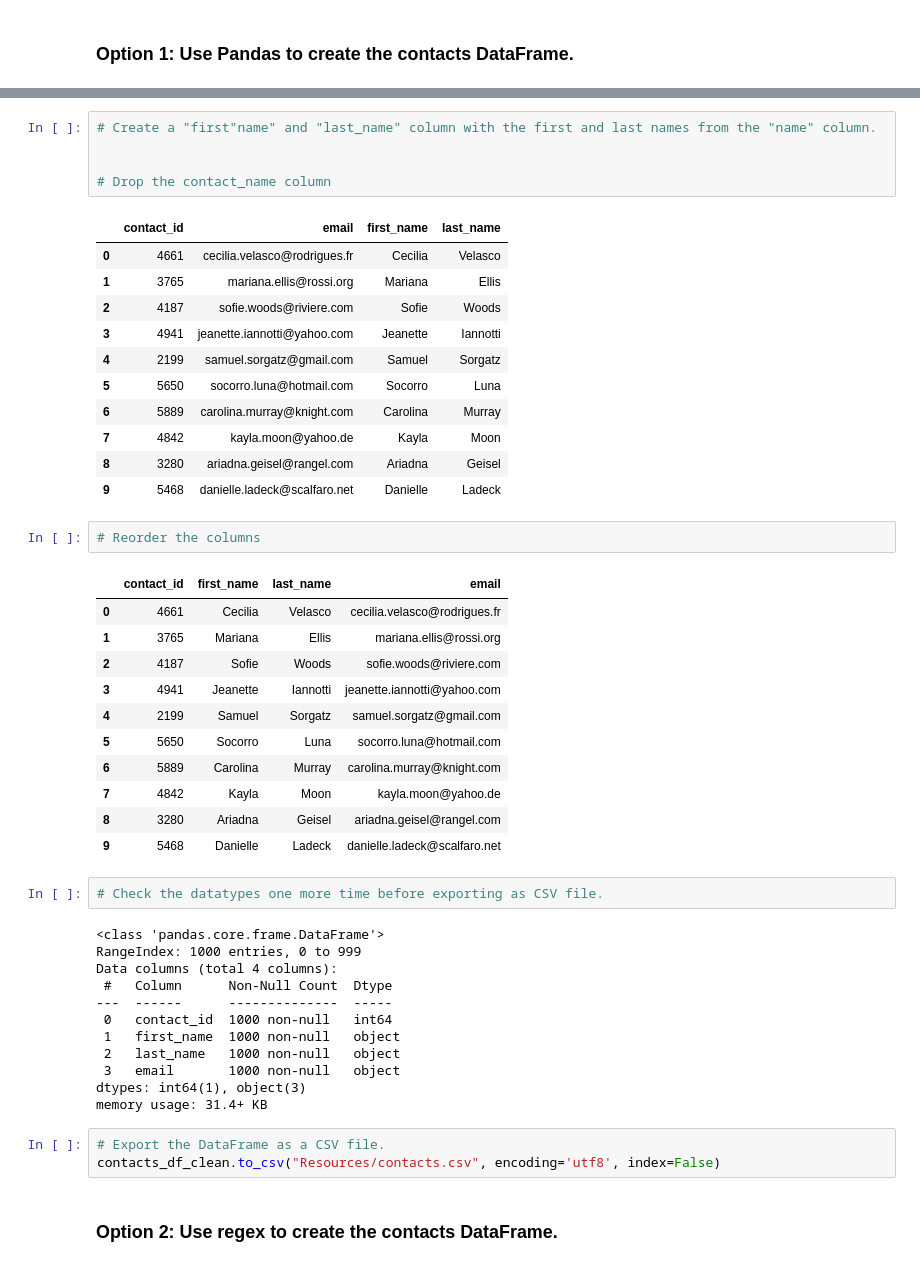
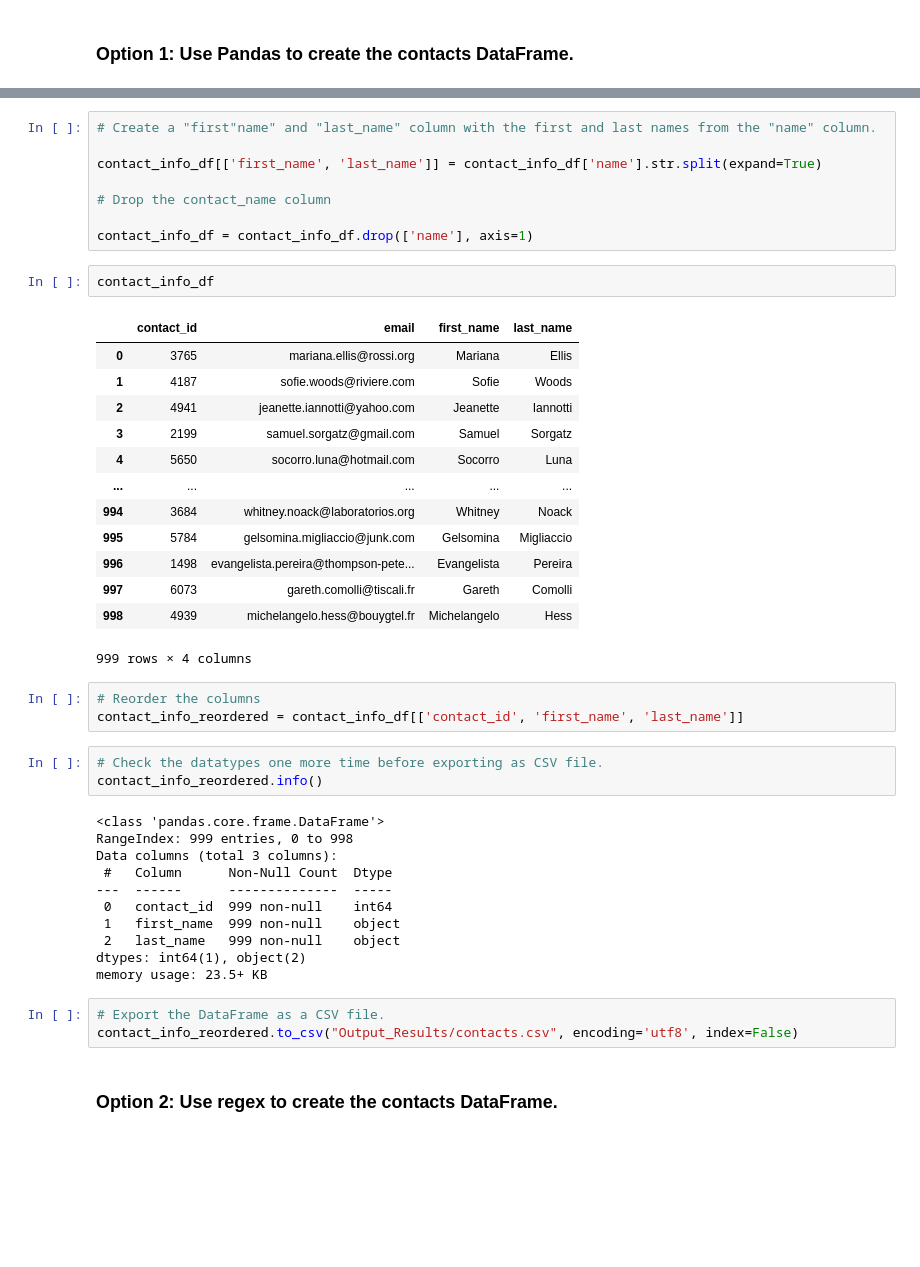
Before and after one commit to MohammedRizwan-1/Data-Extract-Transform-Load-Project, a Jupyter notebook: ETL_Mini_Project_Starter_Code.ipynb, the cells around one changed output, grey strips where cells are left out. Saved outputs shown, nothing was run; the diff lists cells and outputs as text; blank space fills up the shorter version.

Commit message:
First-Part-Regex

```diff
--- a/ETL_Mini_Project_Starter_Code.ipynb
+++ b/ETL_Mini_Project_Starter_Code.ipynb
@@ -371,50 +379,46 @@ memory usage: 23.6+ KB
 # %%
 # Create a "first"name" and "last_name" column with the first and last names from the "name" column.
 
+contact_info_df[['first_name', 'last_name']] = contact_info_df['name'].str.split(expand=True)
 
 # Drop the contact_name column
+
+contact_info_df = contact_info_df.drop(['name'], axis=1)
-# %% [output]
-|  | contact_id | email | first_name | last_name |
-| 0 | 4661 | cecilia.velasco@rodrigues.fr | Cecilia | Velasco |
-| 1 | 3765 | mariana.ellis@rossi.org | Mariana | Ellis |
-| 2 | 4187 | sofie.woods@riviere.com | Sofie | Woods |
-| 3 | 4941 | jeanette.iannotti@yahoo.com | Jeanette | Iannotti |
-| 4 | 2199 | samuel.sorgatz@gmail.com | Samuel | Sorgatz |
-| 5 | 5650 | socorro.luna@hotmail.com | Socorro | Luna |
-| 6 | 5889 | carolina.murray@knight.com | Carolina | Murray |
-| 7 | 4842 | kayla.moon@yahoo.de | Kayla | Moon |
-| 8 | 3280 | ariadna.geisel@rangel.com | Ariadna | Geisel |
-| 9 | 5468 | danielle.ladeck@scalfaro.net | Danielle | Ladeck |
+# %%
+contact_info_df
+# %% [output]
+|  | contact_id | email | first_name | last_name |
+| 0 | 3765 | mariana.ellis@rossi.org | Mariana | Ellis |
+| 1 | 4187 | sofie.woods@riviere.com | Sofie | Woods |
+| 2 | 4941 | jeanette.iannotti@yahoo.com | Jeanette | Iannotti |
+| 3 | 2199 | samuel.sorgatz@gmail.com | Samuel | Sorgatz |
+| 4 | 5650 | socorro.luna@hotmail.com | Socorro | Luna |
+| ... | ... | ... | ... | ... |
+| 994 | 3684 | whitney.noack@laboratorios.org | Whitney | Noack |
+| 995 | 5784 | gelsomina.migliaccio@junk.com | Gelsomina | Migliaccio |
+| 996 | 1498 | evangelista.pereira@thompson-pete... | Evangelista | Pereira |
+| 997 | 6073 | gareth.comolli@tiscali.fr | Gareth | Comolli |
+| 998 | 4939 | michelangelo.hess@bouygtel.fr | Michelangelo | Hess |
+999 rows × 4 columns
 # %%
 # Reorder the columns
+contact_info_reordered = contact_info_df[['contact_id', 'first_name', 'last_name']]
-# %% [output]
-|  | contact_id | first_name | last_name | email |
-| 0 | 4661 | Cecilia | Velasco | cecilia.velasco@rodrigues.fr |
-| 1 | 3765 | Mariana | Ellis | mariana.ellis@rossi.org |
-| 2 | 4187 | Sofie | Woods | sofie.woods@riviere.com |
-| 3 | 4941 | Jeanette | Iannotti | jeanette.iannotti@yahoo.com |
-| 4 | 2199 | Samuel | Sorgatz | samuel.sorgatz@gmail.com |
-| 5 | 5650 | Socorro | Luna | socorro.luna@hotmail.com |
-| 6 | 5889 | Carolina | Murray | carolina.murray@knight.com |
-| 7 | 4842 | Kayla | Moon | kayla.moon@yahoo.de |
-| 8 | 3280 | Ariadna | Geisel | ariadna.geisel@rangel.com |
-| 9 | 5468 | Danielle | Ladeck | danielle.ladeck@scalfaro.net |
 # %%
 # Check the datatypes one more time before exporting as CSV file.
+contact_info_reordered.info()
 # %% [output]
 <class 'pandas.core.frame.DataFrame'>
-RangeIndex: 1000 entries, 0 to 999
-Data columns (total 4 columns):
+RangeIndex: 999 entries, 0 to 998
+Data columns (total 3 columns):
  #   Column      Non-Null Count  Dtype
 ---  ------      --------------  -----
- 0   contact_id  1000 non-null   int64
- 1   first_name  1000 non-null   object
- 2   last_name   1000 non-null   object
- 3   email       1000 non-null   object
-dtypes: int64(1), object(3)
-memory usage: 31.4+ KB
+ 0   contact_id  999 non-null    int64
+ 1   first_name  999 non-null    object
+ 2   last_name   999 non-null    object
+dtypes: int64(1), object(2)
+memory usage: 23.5+ KB
 # %%
 # Export the DataFrame as a CSV file.
-contacts_df_clean.to_csv("Resources/contacts.csv", encoding='utf8', index=False)
+contact_info_reordered.to_csv("Output_Results/contacts.csv", encoding='utf8', index=False)
 # %% [markdown]
 ### Option 2: Use regex to create the contacts DataFrame.
```
Also changed, not shown: parts of 8 cells of this notebook.
